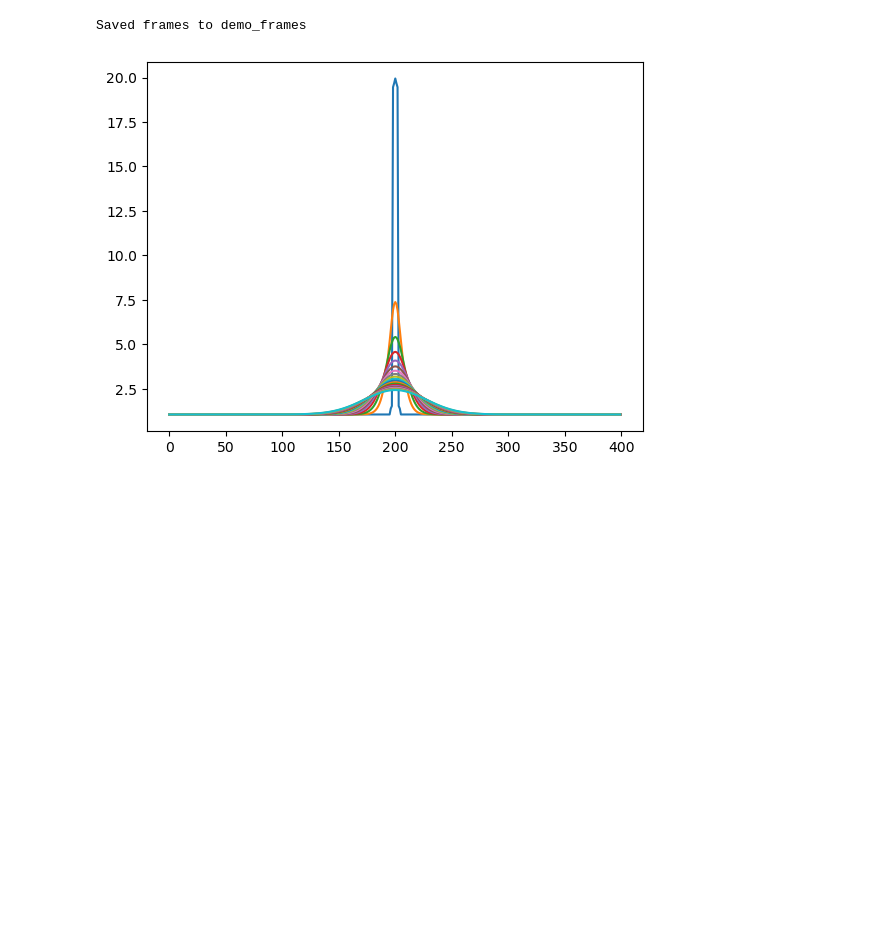
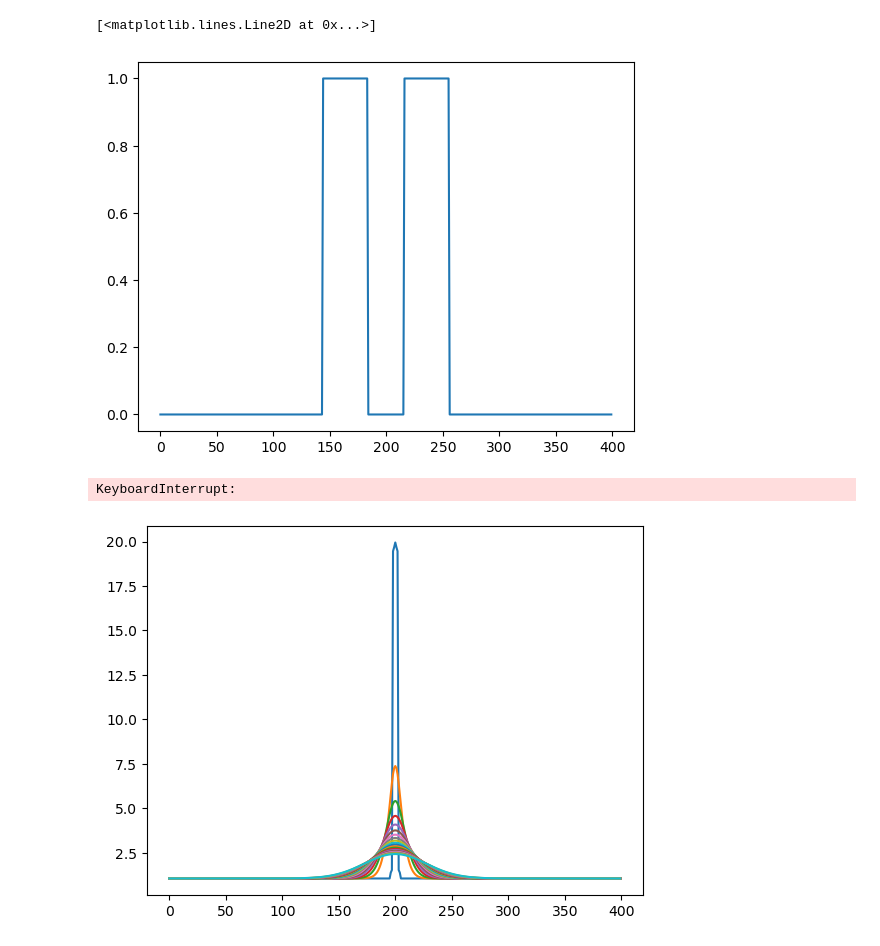
Before and after one commit to yuchenyan0107/LBM_Diffusion, a Jupyter notebook: cupy_compatible/demo_diffusion.ipynb, the cells around one changed output. Drawn from its saved outputs; the diff is of its cells as text; code cells hidden in the pictures; blank space fills up the shorter version.

```diff
--- a/cupy_compatible/demo_diffusion.ipynb
+++ b/cupy_compatible/demo_diffusion.ipynb
@@ -114,11 +116,23 @@ def main(absorption_coefficient):
     print(f"Saved frames to {out_dir}")
 
     return f, profiles#, stds
+# %%
+absorption_coefficient = 100
+
+non_absorb_mask = xp.zeros(Config.nx, dtype=bool)
+gap = 32
+width = 40
+non_absorb_mask[Config.nx//2 - gap//2 - width: Config.nx//2- gap//2] = True
+non_absorb_mask[Config.nx//2 + gap//2 : Config.nx//2 + gap//2 + width] = True
+
+plt.plot(to_numpy(non_absorb_mask))
+# %% [output]
+[<matplotlib.lines.Line2D at 0x...>]
+[figure, added]
 # %%
-absorption_coefficient = 100
-f, profiles= main(absorption_coefficient)
+f, profiles= main(absorption_coefficient, non_absorb_mask)
 # %% [output]
-Saved frames to demo_frames
+KeyboardInterrupt:
 # %%
 for i in range(Config.steps):
     if i % 500 ==1:
```
Also changed, not shown: parts of 2 cells of this notebook, 4 other files.
